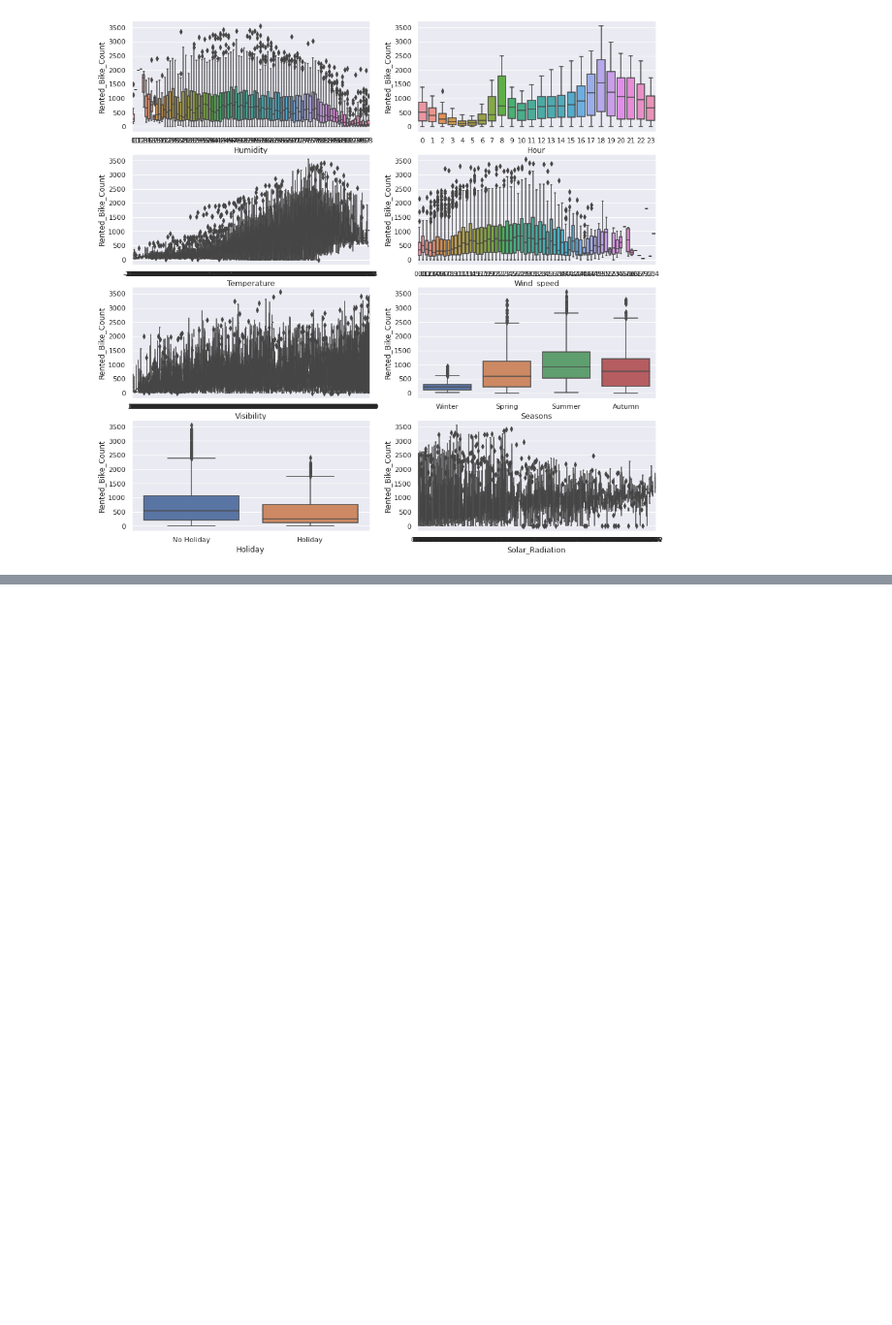
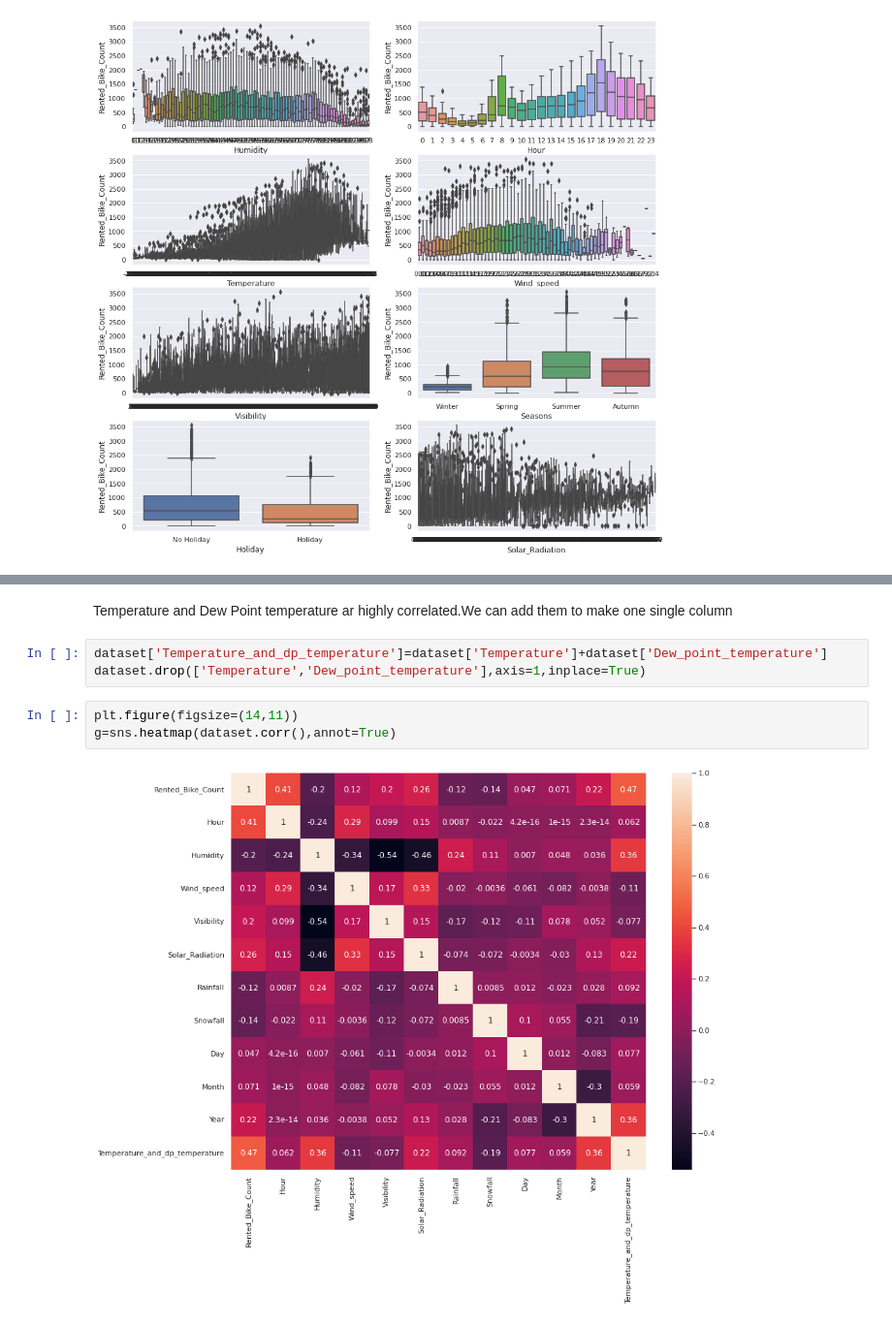
Before and after one commit to anshu57/Bike-Sharing-Demand-Prediction, a Jupyter notebook: Bike_Sharing_Demand_Prediction_Capstone_Project.ipynb, the cells around one changed output, grey strips where cells are left out. Shown at 97% size. Cells and saved outputs as stored; diff of their text form; blank space fills up the shorter version.

```diff
--- a/Bike_Sharing_Demand_Prediction_Capstone_Project.ipynb
+++ b/Bike_Sharing_Demand_Prediction_Capstone_Project.ipynb
@@ -343,0 +374,10 @@ sns.boxplot(data=dataset,y="Rented_Bike_Count",x="Solar_Radiation",orient="v",ax
+# %% [markdown]
+Temperature and Dew Point temperature ar highly correlated.We can add them to make one single column
+# %%
+dataset['Temperature_and_dp_temperature']=dataset['Temperature']+dataset['Dew_point_temperature']
+dataset.drop(['Temperature','Dew_point_temperature'],axis=1,inplace=True)
+# %%
+plt.figure(figsize=(14,11))
+g=sns.heatmap(dataset.corr(),annot=True)
+# %% [output]
+[figure, added]
```
Also changed, not shown: parts of 51 cells of this notebook.
